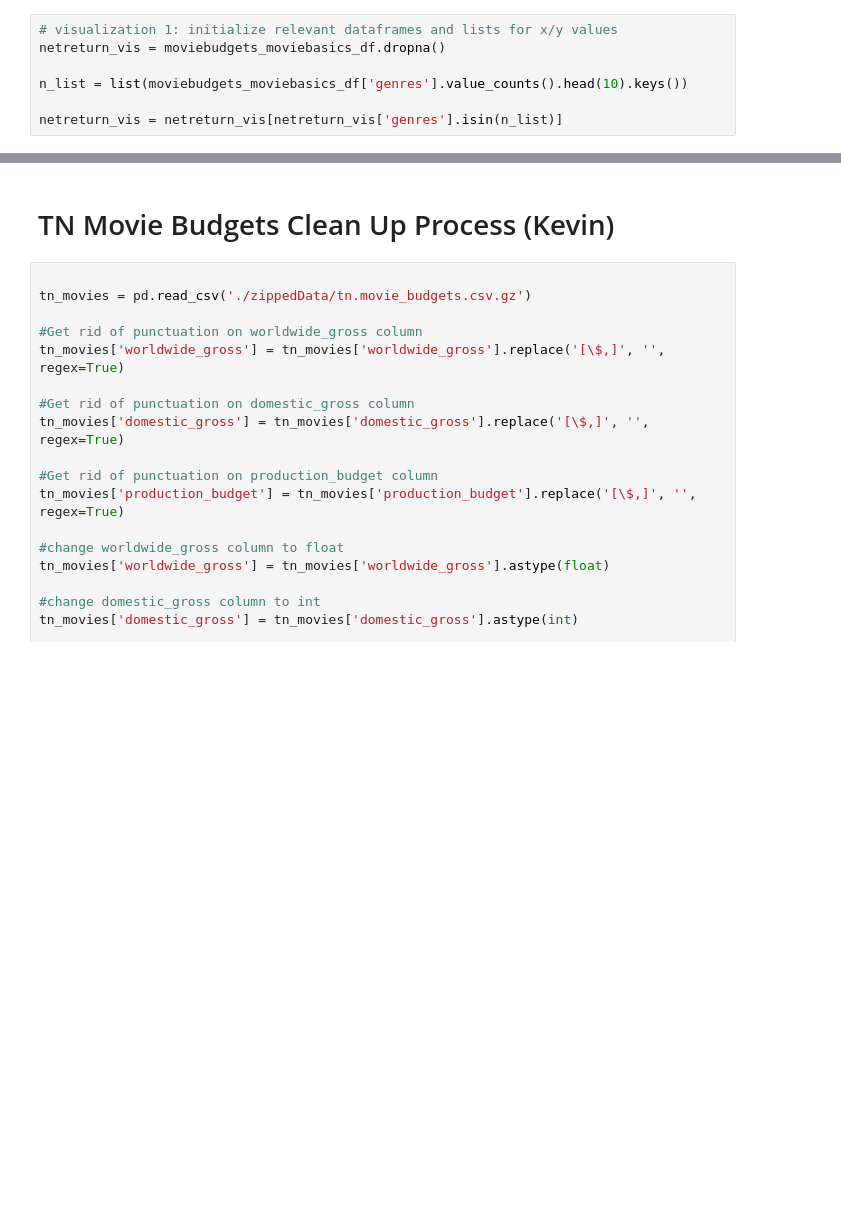
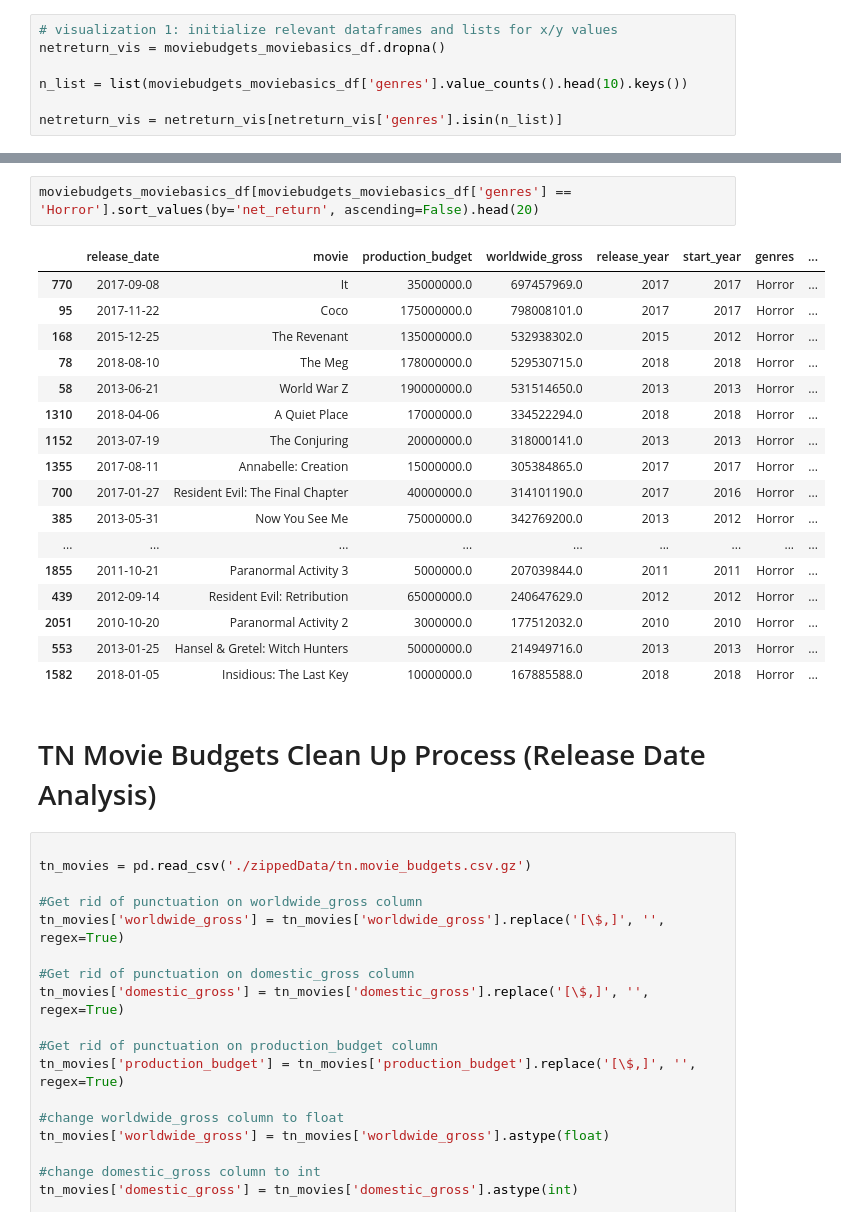
Before and after one commit to charlesmpan/FilmStudioMovieRec, a Jupyter notebook: final_notebook_kev_update_after_ben.ipynb, the cells around one changed output, grey strips where cells are left out. Saved outputs shown, nothing was run; the diff lists cells and outputs as text; blank space fills up the shorter version.

```diff
--- a/final_notebook_kev_update_after_ben.ipynb
+++ b/final_notebook_kev_update_after_ben.ipynb
@@ -156,5 +209,25 @@ plt.savefig('roi_percent_visualization.png', bbox_inches='tight')
+# %%
+moviebudgets_moviebasics_df[moviebudgets_moviebasics_df['genres'] == 'Horror'].sort_values(by='net_return', ascending=False).head(20)
+# %% [output]
+|  | release_date | movie | production_budget | worldwide_gross | release_year | start_year | genres | ... |
+| 770 | 2017-09-08 | It | 35000000.0 | 697457969.0 | 2017 | 2017 | Horror | ... |
+| 95 | 2017-11-22 | Coco | 175000000.0 | 798008101.0 | 2017 | 2017 | Horror | ... |
+| 168 | 2015-12-25 | The Revenant | 135000000.0 | 532938302.0 | 2015 | 2012 | Horror | ... |
+| 78 | 2018-08-10 | The Meg | 178000000.0 | 529530715.0 | 2018 | 2018 | Horror | ... |
+| 58 | 2013-06-21 | World War Z | 190000000.0 | 531514650.0 | 2013 | 2013 | Horror | ... |
+| 1310 | 2018-04-06 | A Quiet Place | 17000000.0 | 334522294.0 | 2018 | 2018 | Horror | ... |
+| 1152 | 2013-07-19 | The Conjuring | 20000000.0 | 318000141.0 | 2013 | 2013 | Horror | ... |
+| 1355 | 2017-08-11 | Annabelle: Creation | 15000000.0 | 305384865.0 | 2017 | 2017 | Horror | ... |
+| 700 | 2017-01-27 | Resident Evil: The Final Chapter | 40000000.0 | 314101190.0 | 2017 | 2016 | Horror | ... |
+| 385 | 2013-05-31 | Now You See Me | 75000000.0 | 342769200.0 | 2013 | 2012 | Horror | ... |
+| ... | ... | ... | ... | ... | ... | ... | ... | ... |
+| 1855 | 2011-10-21 | Paranormal Activity 3 | 5000000.0 | 207039844.0 | 2011 | 2011 | Horror | ... |
+| 439 | 2012-09-14 | Resident Evil: Retribution | 65000000.0 | 240647629.0 | 2012 | 2012 | Horror | ... |
+| 2051 | 2010-10-20 | Paranormal Activity 2 | 3000000.0 | 177512032.0 | 2010 | 2010 | Horror | ... |
+| 553 | 2013-01-25 | Hansel & Gretel: Witch Hunters | 50000000.0 | 214949716.0 | 2013 | 2013 | Horror | ... |
+| 1582 | 2018-01-05 | Insidious: The Last Key | 10000000.0 | 167885588.0 | 2018 | 2018 | Horror | ... |
 # %% [markdown]
-# TN Movie Budgets Clean Up Process (Kevin)
+# TN Movie Budgets Clean Up Process (Release Date Analysis)
 # %%
 
 tn_movies = pd.read_csv('./zippedData/tn.movie_budgets.csv.gz')
```
Also changed, not shown: parts of 21 cells of this notebook, 1 other file.
